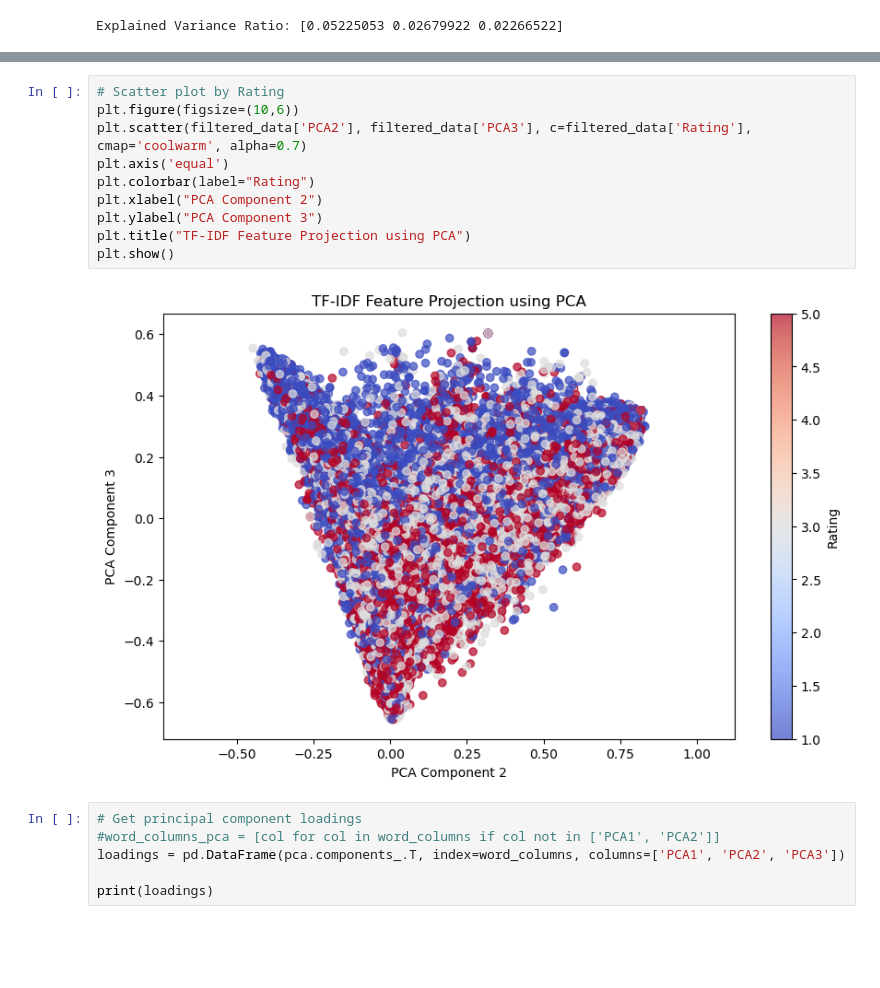
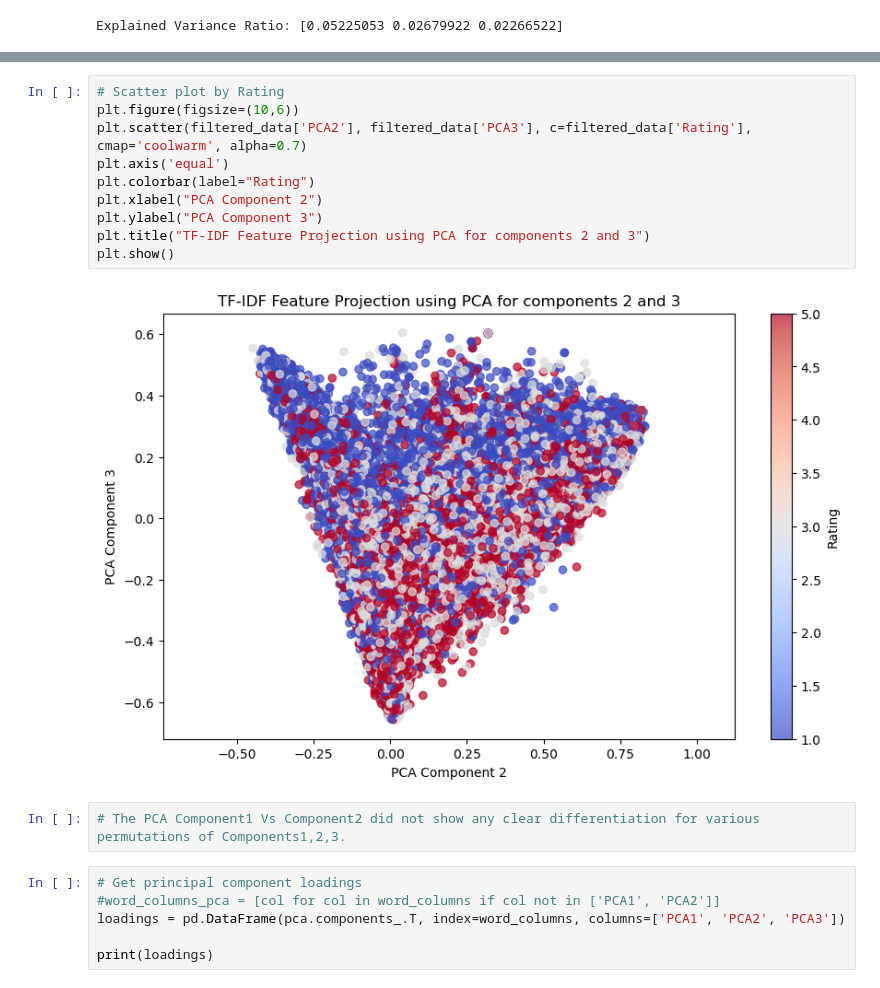
Before and after one commit to nishamizh/ReviewAnalysis-Capstone2, a Jupyter notebook: EDA-NLP.ipynb, the cells around one changed output, grey strips where cells are left out. Drawn from its saved outputs; the diff is of its cells as text; blank space fills up the shorter version.

```diff
--- a/EDA-NLP.ipynb
+++ b/EDA-NLP.ipynb
@@ -524,15 +507,17 @@ plt.show()
 # %%
 # Scatter plot by Rating
 plt.figure(figsize=(10,6))
 plt.scatter(filtered_data['PCA2'], filtered_data['PCA3'], c=filtered_data['Rating'], cmap='coolwarm', alpha=0.7)
 plt.axis('equal')
 plt.colorbar(label="Rating")
 plt.xlabel("PCA Component 2")
 plt.ylabel("PCA Component 3")
-plt.title("TF-IDF Feature Projection using PCA")
+plt.title("TF-IDF Feature Projection using PCA for components 2 and 3")
 plt.show()
 # %% [output]
-[figure, old version]
+[figure, new version]
+# %%
+# The PCA Component1 Vs Component2 did not show any clear differentiation for various permutations of Components1,2,3.
 # %%
 # Get principal component loadings
 #word_columns_pca = [col for col in word_columns if col not in ['PCA1', 'PCA2']]
```
Also changed, not shown: parts of 14 cells of this notebook.
